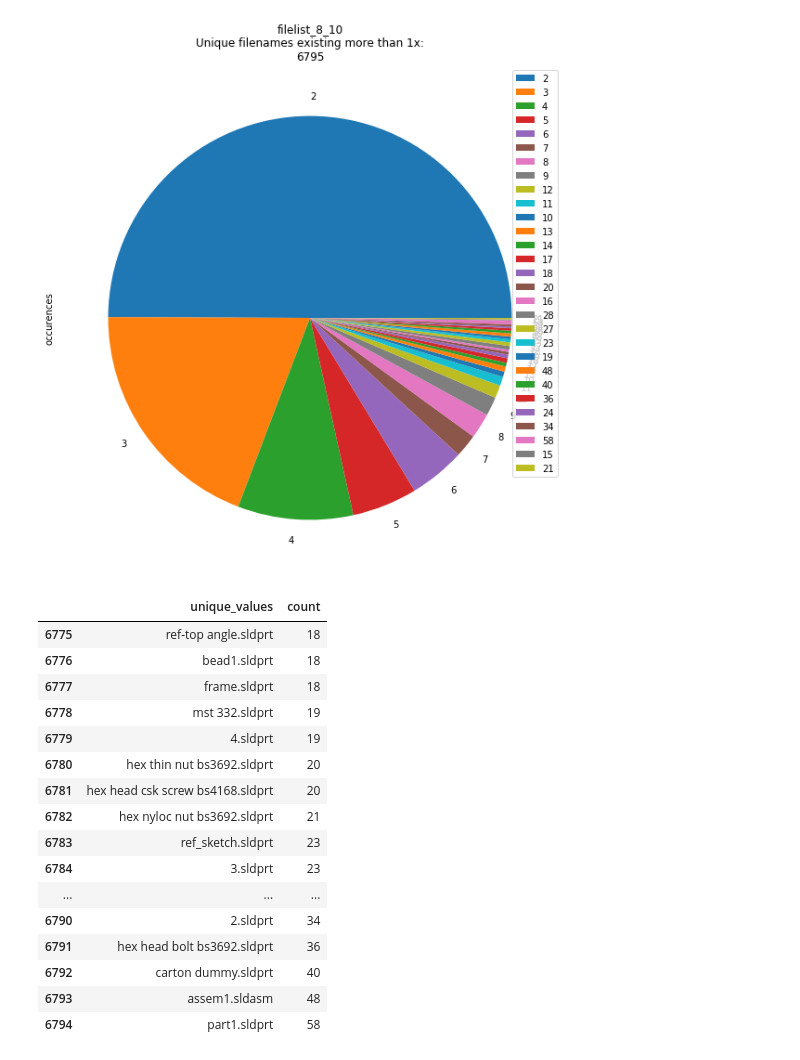
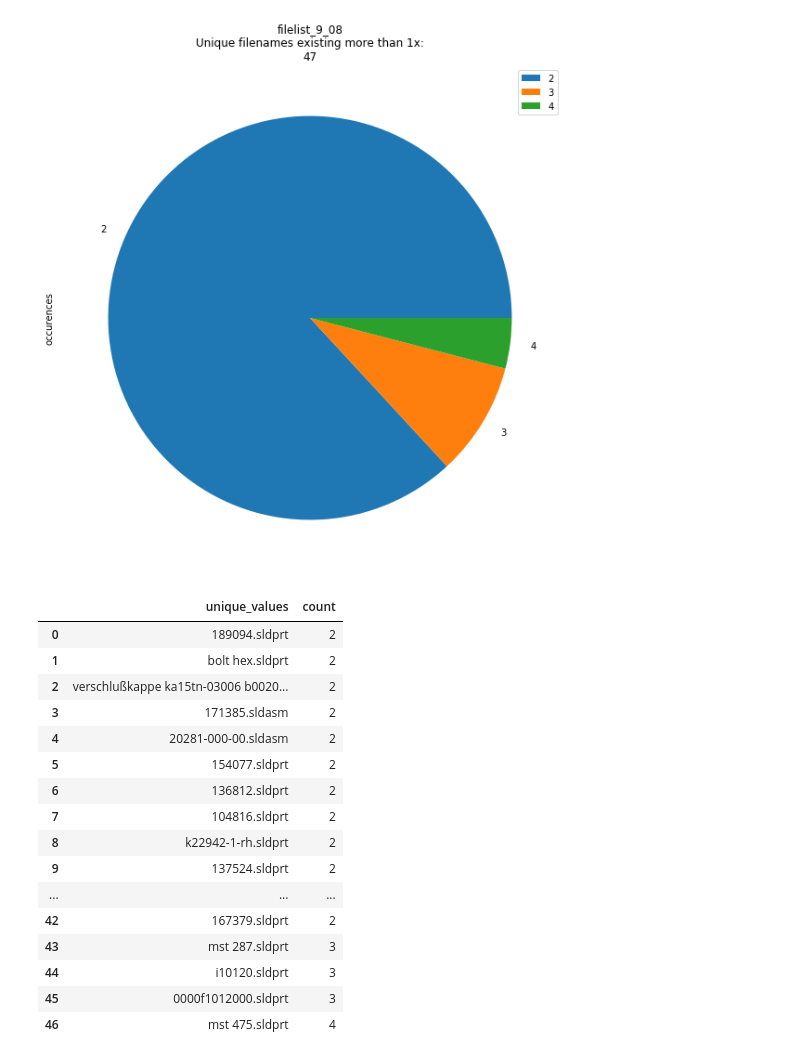
Before and after one commit to gratten/data_cleanse, a Jupyter notebook: notebooks/progress_dashboard.ipynb, the cells around one changed output. Drawn from its saved outputs; the diff is of its cells as text; code cells hidden in the pictures.

```diff
--- a/notebooks/progress_dashboard.ipynb
+++ b/notebooks/progress_dashboard.ipynb
@@ -11,5 +11,5 @@ from prep import filter
 from plot import pie
 # %%
-fileName = 'filelist_8_10'
+fileName = 'filelist_9_08'
 df_og = pd.read_csv('datasets/' + fileName + '.csv', sep=';')
 # %%
@@ -27,5 +27,5 @@ pie.pie(df_file_types, fileName, totalFiles, 1)
 # %%
-df = filter.sld(df_og)
+df = filterx.sld(df_og)
 # %%
 all_files = df['name_low'].value_counts(ascending=True).rename_axis('unique_values').reset_index(name='count')
 # %%
@@ -59,24 +67,24 @@ totalFiles = str(len(all_dups))
 
 pie.pie(df_dups, fileName, totalFiles, 3)
 # %% [output]
-[figure, old version]
+[figure, new version]
 # %%
-all_dups.tail(20)
+all_dups.tail(50)
 # %% [output]
 |  | unique_values | count |
-| 6775 | ref-top angle.sldprt | 18 |
-| 6776 | bead1.sldprt | 18 |
-| 6777 | frame.sldprt | 18 |
-| 6778 | mst 332.sldprt | 19 |
-| 6779 | 4.sldprt | 19 |
-| 6780 | hex thin nut bs3692.sldprt | 20 |
-| 6781 | hex head csk screw bs4168.sldprt | 20 |
-| 6782 | hex nyloc nut bs3692.sldprt | 21 |
-| 6783 | ref_sketch.sldprt | 23 |
-| 6784 | 3.sldprt | 23 |
+| 0 | 189094.sldprt | 2 |
+| 1 | bolt hex.sldprt | 2 |
+| 2 | verschlußkappe ka15tn-03006 b0020... | 2 |
+| 3 | 171385.sldasm | 2 |
+| 4 | 20281-000-00.sldasm | 2 |
+| 5 | 154077.sldprt | 2 |
+| 6 | 136812.sldprt | 2 |
+| 7 | 104816.sldprt | 2 |
+| 8 | k22942-1-rh.sldprt | 2 |
+| 9 | 137524.sldprt | 2 |
 | ... | ... | ... |
-| 6790 | 2.sldprt | 34 |
-| 6791 | hex head bolt bs3692.sldprt | 36 |
-| 6792 | carton dummy.sldprt | 40 |
-| 6793 | assem1.sldasm | 48 |
-| 6794 | part1.sldprt | 58 |
+| 42 | 167379.sldprt | 2 |
+| 43 | mst 287.sldprt | 3 |
+| 44 | i10120.sldprt | 3 |
+| 45 | 0000f1012000.sldprt | 3 |
+| 46 | mst 475.sldprt | 4 |
```
Also changed, not shown: parts of 5 cells of this notebook, 39 other files.
